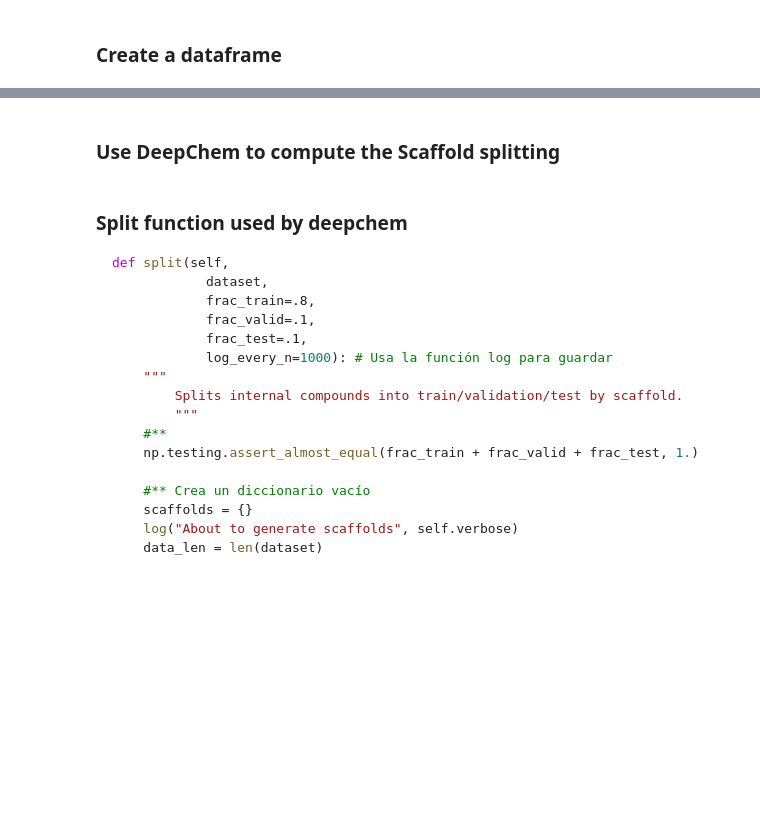
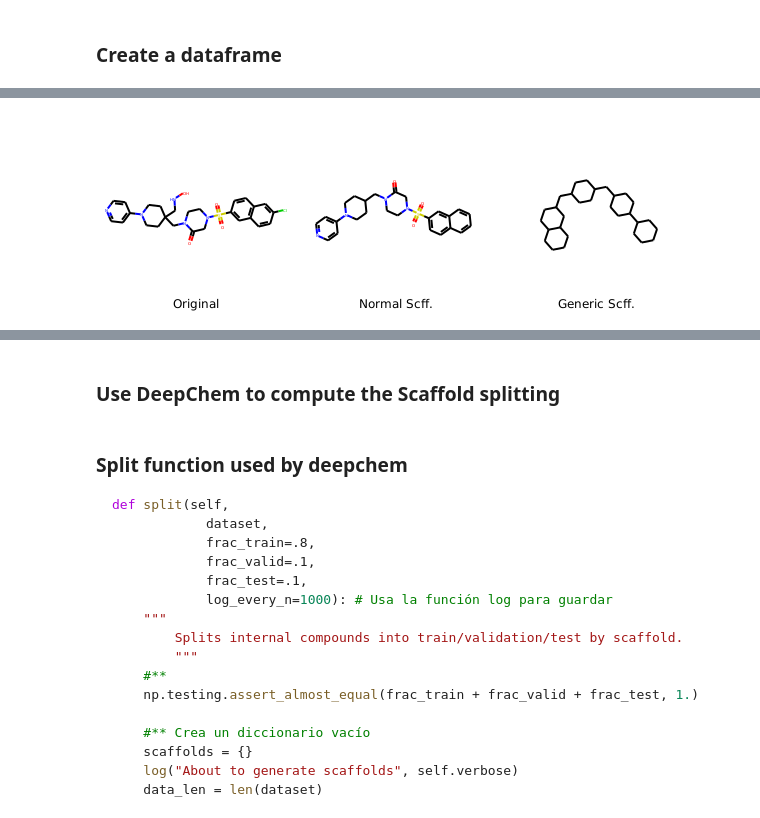
Before and after one commit to jRicciL/FXa-notebooks, a Jupyter notebook: 2_Docking_analysis/2_Murcko_Scaffolds.ipynb, the cells around one changed output, grey strips where cells are left out. Drawn from its saved outputs; the diff is of its cells as text; code cells hidden in the pictures; blank space fills up the shorter version.

```diff
--- a/2_Docking_analysis/2_Murcko_Scaffolds.ipynb
+++ b/2_Docking_analysis/2_Murcko_Scaffolds.ipynb
@@ -119,0 +185,4 @@ df_murcko
+# %%
+_draw_scaffolds(10)
+# %% [output]
+[figure, added]
```
Also changed, not shown: parts of 20 cells of this notebook.
